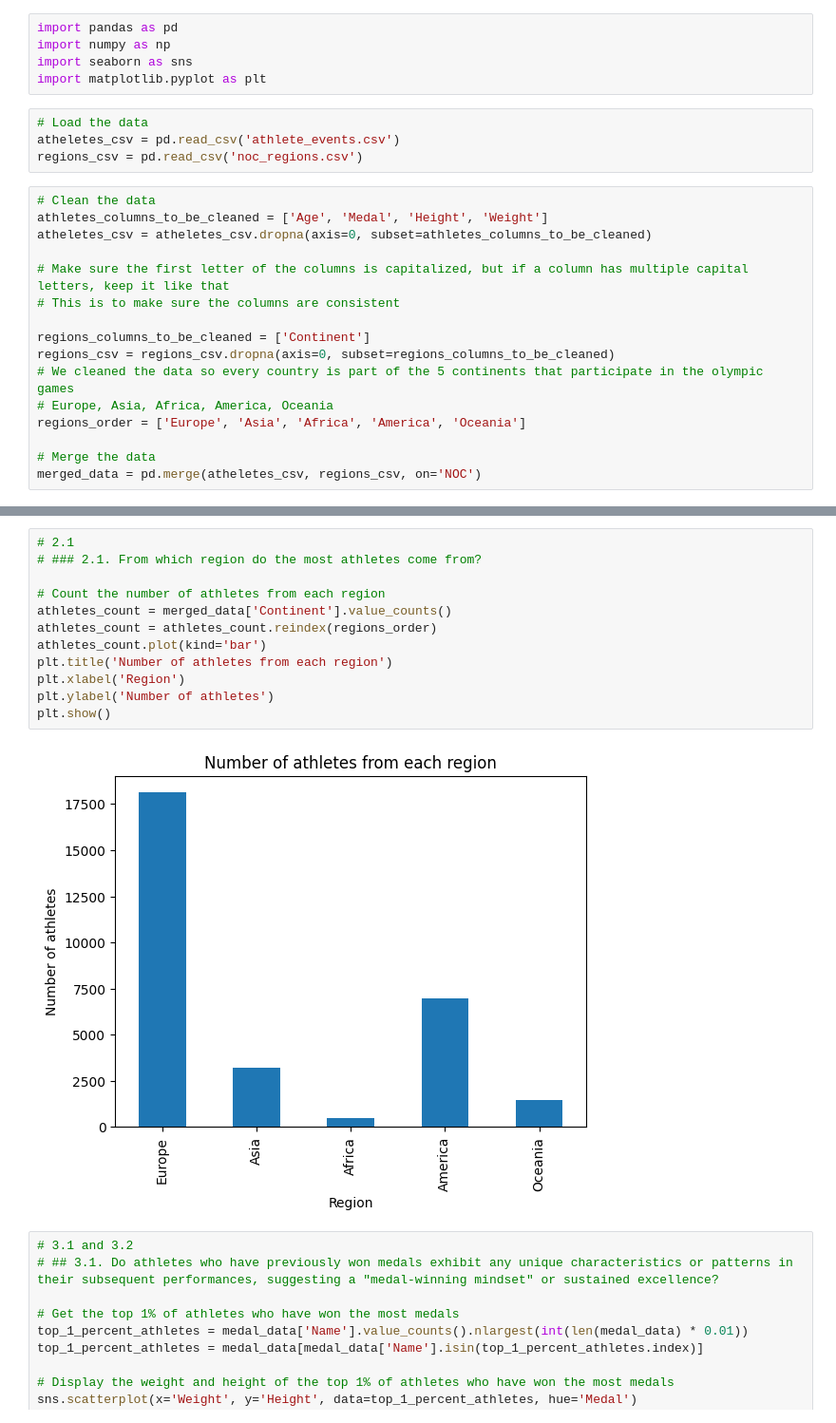
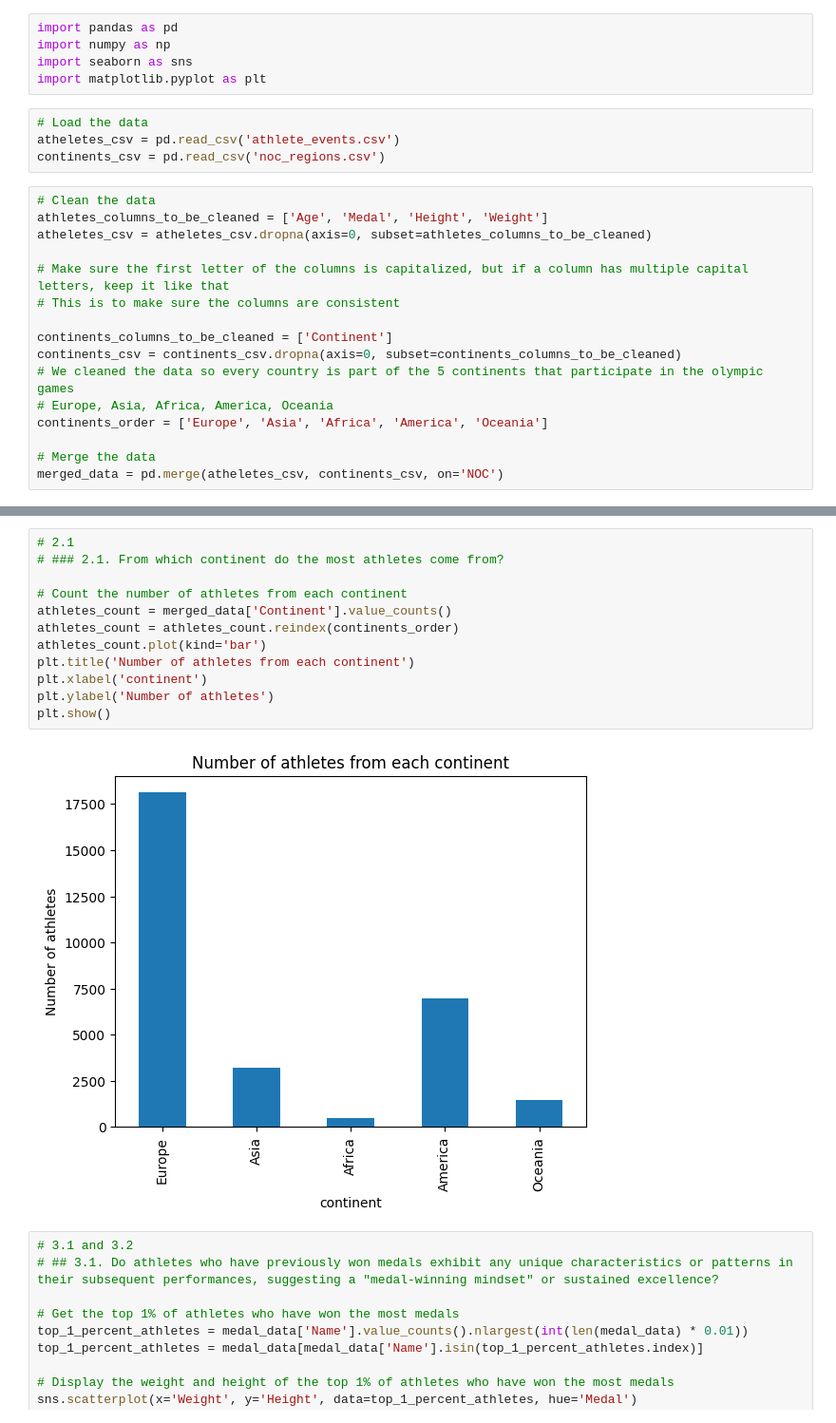
Before and after one commit to AnassTaher/data-wrangling, a Jupyter notebook: q3.ipynb, the cells around one changed output, grey strips where cells are left out. Shown at 95% size. Saved outputs shown, nothing was run; the diff lists cells and outputs as text.

```diff
--- a/q3.ipynb
+++ b/q3.ipynb
@@ -6,7 +6,7 @@ import matplotlib.pyplot as plt
 # %%
 # Load the data
 atheletes_csv = pd.read_csv('athlete_events.csv')
-regions_csv = pd.read_csv('noc_regions.csv')
+continents_csv = pd.read_csv('noc_regions.csv')
 # %%
 # Clean the data
 athletes_columns_to_be_cleaned = ['Age', 'Medal', 'Height', 'Weight']
@@ -15,14 +15,14 @@ atheletes_csv = atheletes_csv.dropna(axis=0, subset=athletes_columns_to_be_clean
 # Make sure the first letter of the columns is capitalized, but if a column has multiple capital letters, keep it like that
 # This is to make sure the columns are consistent
 
-regions_columns_to_be_cleaned = ['Continent']
-regions_csv = regions_csv.dropna(axis=0, subset=regions_columns_to_be_cleaned)
+continents_columns_to_be_cleaned = ['Continent']
+continents_csv = continents_csv.dropna(axis=0, subset=continents_columns_to_be_cleaned)
 # We cleaned the data so every country is part of the 5 continents that participate in the olympic games
 # Europe, Asia, Africa, America, Oceania
-regions_order = ['Europe', 'Asia', 'Africa', 'America', 'Oceania']
+continents_order = ['Europe', 'Asia', 'Africa', 'America', 'Oceania']
 
 # Merge the data
-merged_data = pd.merge(atheletes_csv, regions_csv, on='NOC')
+merged_data = pd.merge(atheletes_csv, continents_csv, on='NOC')
 # %%
 # Utility variables
 medal_data = merged_data.dropna(axis=0, subset=['Medal'])
@@ -31,17 +31,17 @@ medal_count = medal_count.reindex(regions_order)
 # %%
 # 2.1
-# ### 2.1. From which region do the most athletes come from?
+# ### 2.1. From which continent do the most athletes come from?
 
-# Count the number of athletes from each region
+# Count the number of athletes from each continent
 athletes_count = merged_data['Continent'].value_counts()
-athletes_count = athletes_count.reindex(regions_order)
+athletes_count = athletes_count.reindex(continents_order)
 athletes_count.plot(kind='bar')
-plt.title('Number of athletes from each region')
-plt.xlabel('Region')
+plt.title('Number of athletes from each continent')
+plt.xlabel('continent')
 plt.ylabel('Number of athletes')
 plt.show()
 # %% [output]
-[figure, old version]
+[figure, new version]
 # %%
 # 3.1 and 3.2
 # ## 3.1. Do athletes who have previously won medals exhibit any unique characteristics or patterns in their subsequent performances, suggesting a "medal-winning mindset" or sustained excellence?
```
Also changed, not shown: parts of 1 cell of this notebook, 2 other files.
